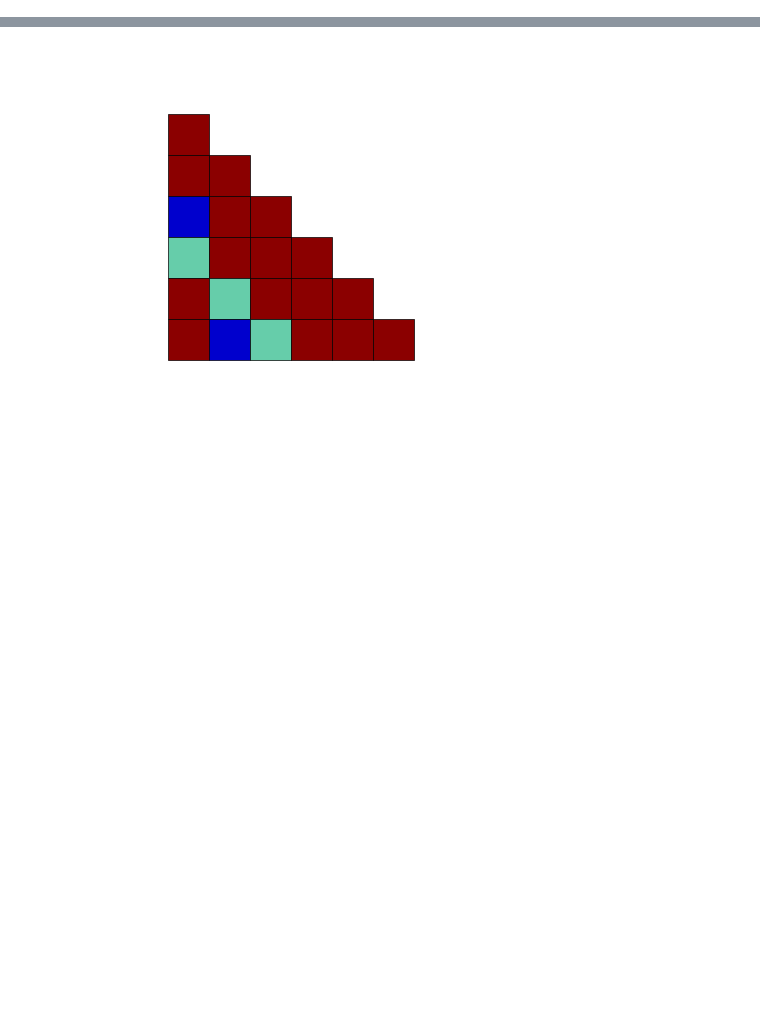
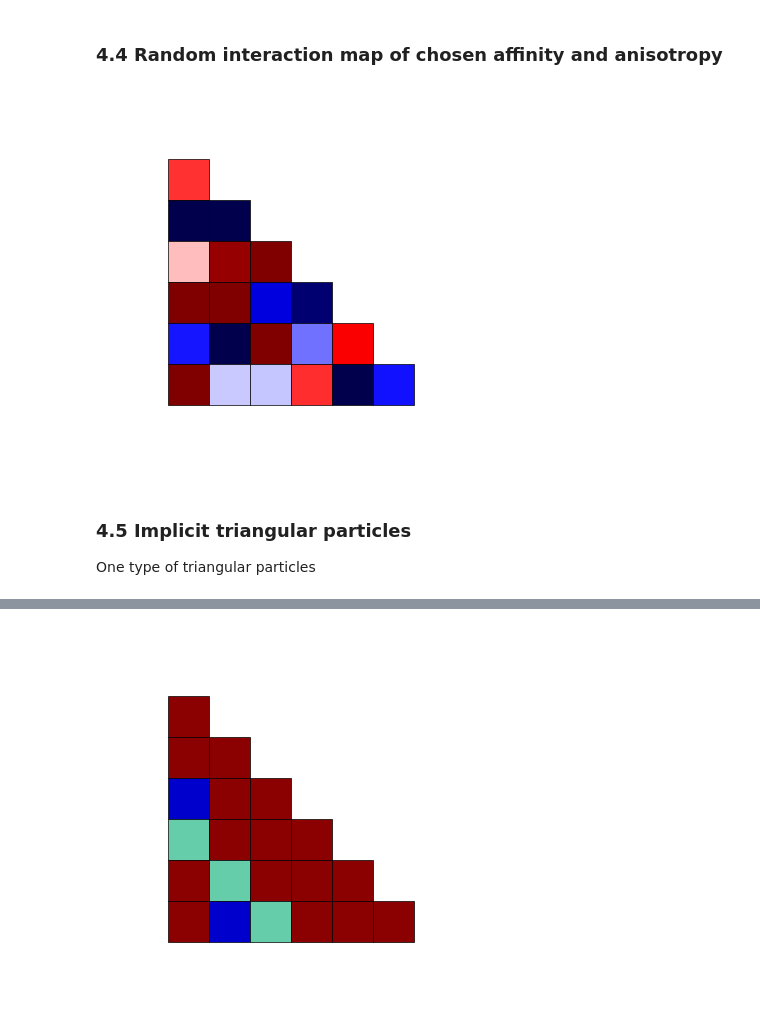
Before and after one commit to Soft-Biophysics-Group/VortexAssembly, a Jupyter notebook: VortexAssembly.ipynb, the cells around one changed output, grey strips where cells are left out. Drawn from its saved outputs; the diff is of its cells as text; code cells hidden in the pictures; blank space fills up the shorter version.

```diff
--- a/VortexAssembly.ipynb
+++ b/VortexAssembly.ipynb
@@ -71,0 +224,19 @@ To show to which interactions each entry corresponds to, it visualizes the inter
+# %% [markdown]
+### 4.4 Random interaction map of chosen affinity and anisotropy
+# %%
+designs = DesignLEL(lattice, NparticleTypes)
+visualisation = LELrepresentation(lattice, NparticleTypes)
+
+affinity = 2
+anisotropy = 10
+LEL_random = designs.LEL_random(affinity, anisotropy)
+LEL_random_short = designs.cut_LEL(LEL_random)
+
+
+visualisation.plot_matrix(LEL_random_short, fullMatrix=False, maxi=10)
+# %% [output]
+[figure, added]
+# %% [markdown]
+### 4.5 Implicit triangular particles
+
+One type of triangular particles
```
Also changed, not shown: parts of 73 cells of this notebook.
